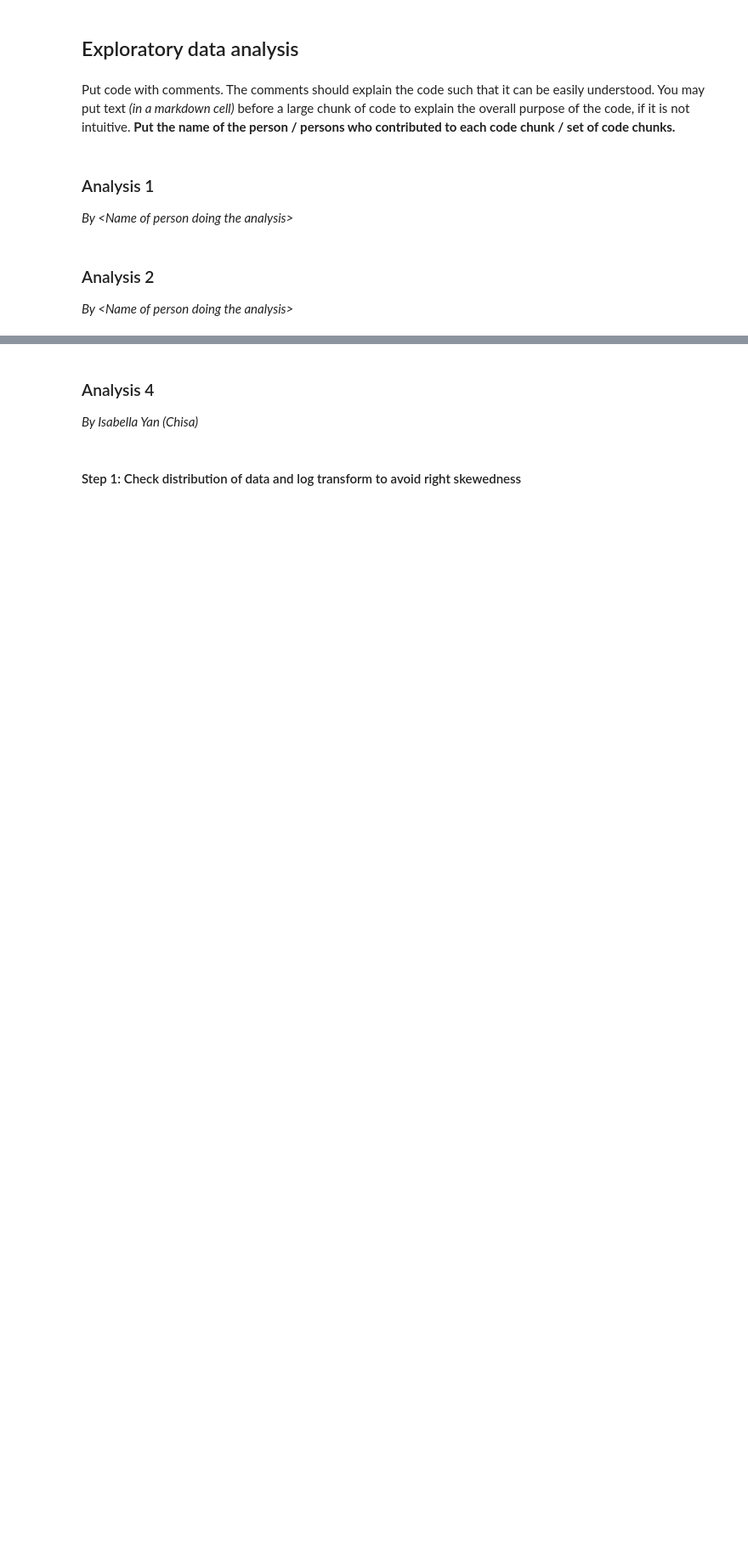
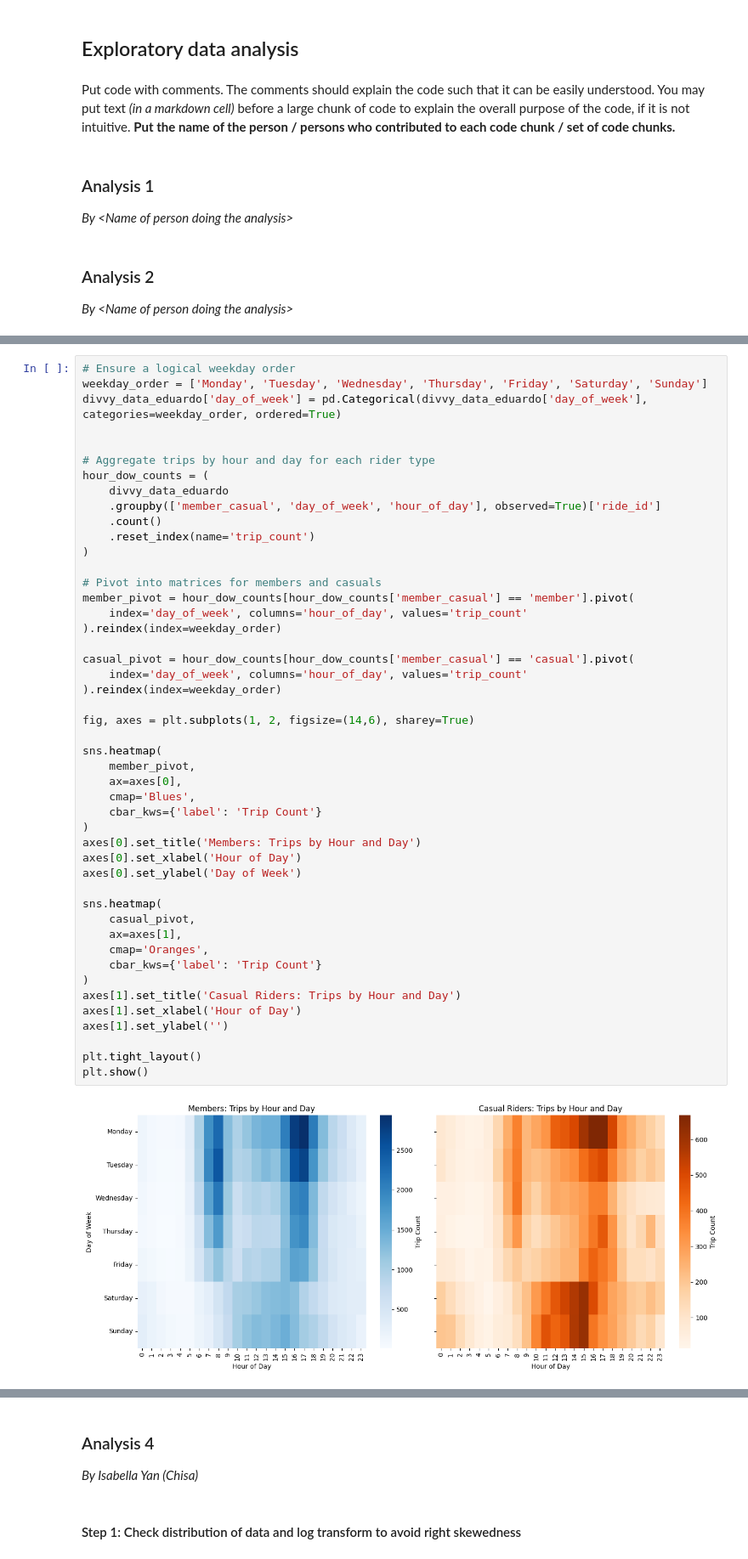
Before and after one commit to junho5400/stat303_final, a Jupyter notebook: Project Code Template.ipynb, the cells around one changed output, grey strips where cells are left out. Shown at 85% size. Saved outputs shown, nothing was run; the diff lists cells and outputs as text; blank space fills up the shorter version.

```diff
--- a/Project Code Template.ipynb
+++ b/Project Code Template.ipynb
@@ -253,0 +482,49 @@ Put code with comments. The comments should explain the code such that it can be
+# %%
+# Ensure a logical weekday order
+weekday_order = ['Monday', 'Tuesday', 'Wednesday', 'Thursday', 'Friday', 'Saturday', 'Sunday']
+divvy_data_eduardo['day_of_week'] = pd.Categorical(divvy_data_eduardo['day_of_week'], categories=weekday_order, ordered=True)
+
+
+# Aggregate trips by hour and day for each rider type
+hour_dow_counts = (
+    divvy_data_eduardo
+    .groupby(['member_casual', 'day_of_week', 'hour_of_day'], observed=True)['ride_id']
+    .count()
+    .reset_index(name='trip_count')
+)
+
+# Pivot into matrices for members and casuals
+member_pivot = hour_dow_counts[hour_dow_counts['member_casual'] == 'member'].pivot(
+    index='day_of_week', columns='hour_of_day', values='trip_count'
+).reindex(index=weekday_order)
+
+casual_pivot = hour_dow_counts[hour_dow_counts['member_casual'] == 'casual'].pivot(
+    index='day_of_week', columns='hour_of_day', values='trip_count'
+).reindex(index=weekday_order)
+
+fig, axes = plt.subplots(1, 2, figsize=(14,6), sharey=True)
+
+sns.heatmap(
+    member_pivot,
+    ax=axes[0],
+    cmap='Blues',
+    cbar_kws={'label': 'Trip Count'}
+)
+axes[0].set_title('Members: Trips by Hour and Day')
+axes[0].set_xlabel('Hour of Day')
+axes[0].set_ylabel('Day of Week')
+
+sns.heatmap(
+    casual_pivot,
+    ax=axes[1],
+    cmap='Oranges',
+    cbar_kws={'label': 'Trip Count'}
+)
+axes[1].set_title('Casual Riders: Trips by Hour and Day')
+axes[1].set_xlabel('Hour of Day')
+axes[1].set_ylabel('')
+
+plt.tight_layout()
+plt.show()
+# %% [output]
+[figure, added]
```
Also changed, not shown: parts of 18 cells of this notebook, 3 other files.
